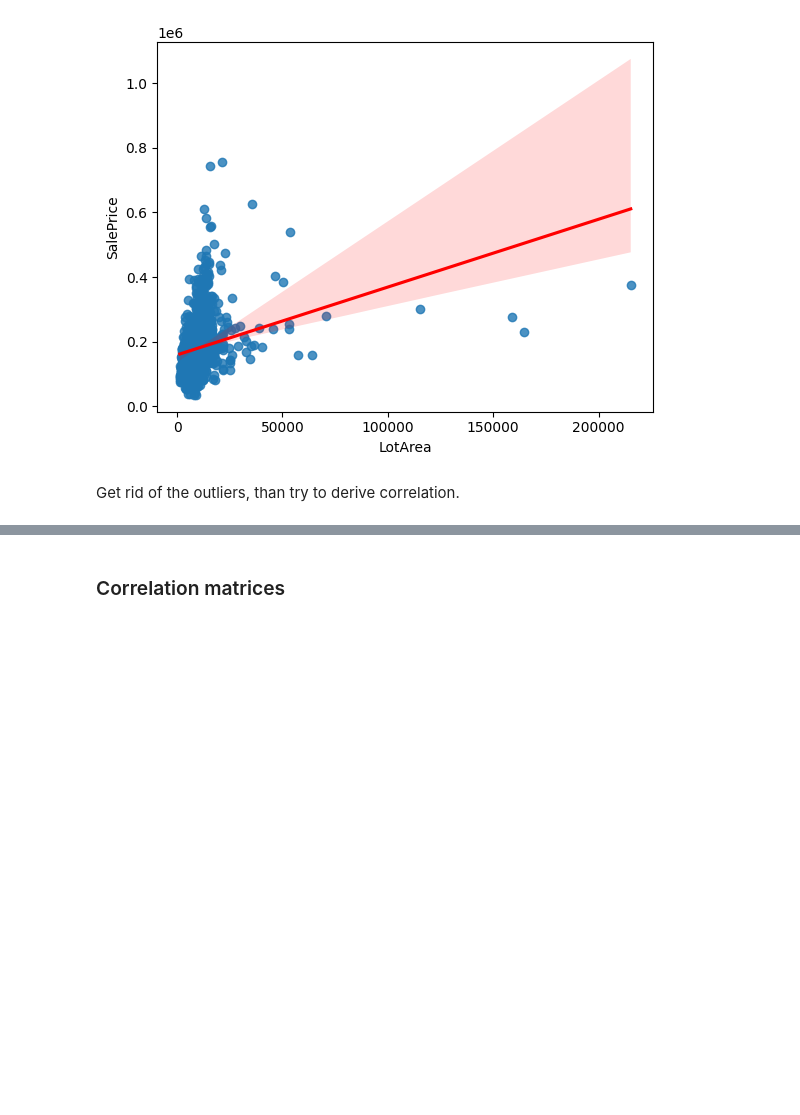
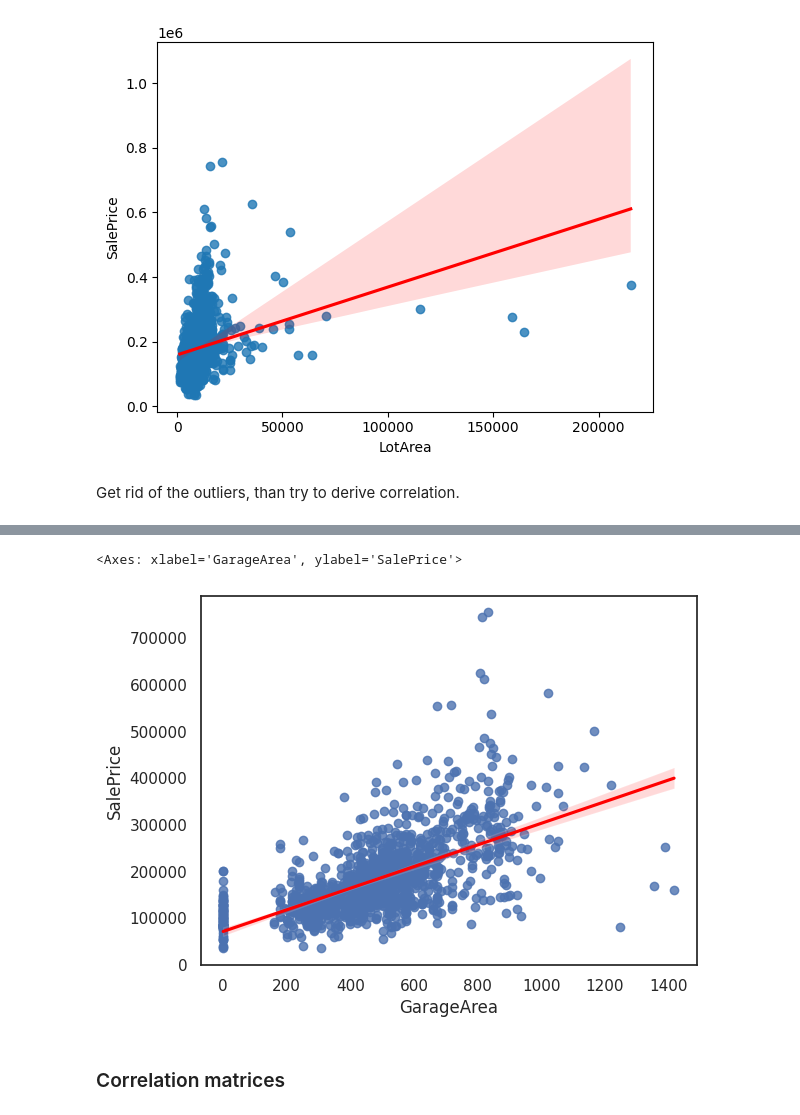
Before and after one commit to nihad-hh/ML_projects, a Jupyter notebook: house-prices-api/kaggle_house_prices.ipynb, the cells around one changed output, grey strips where cells are left out. Cells and saved outputs as stored; diff of their text form; code cells hidden in the pictures; blank space fills up the shorter version.

```diff
--- a/house-prices-api/kaggle_house_prices.ipynb
+++ b/house-prices-api/kaggle_house_prices.ipynb
@@ -228,3 +233,8 @@ Get rid of the outliers, than try to derive correlation.
+# %%
+sns.regplot(x='GarageArea', y='SalePrice', data = df_train, line_kws={"color": "red"})
+# %% [output]
+<Axes: xlabel='GarageArea', ylabel='SalePrice'>
+[figure, added]
 # %% [markdown]
 ### Correlation matrices
 # %%
```
Also changed, not shown: parts of 28 cells of this notebook, 1 other file.
